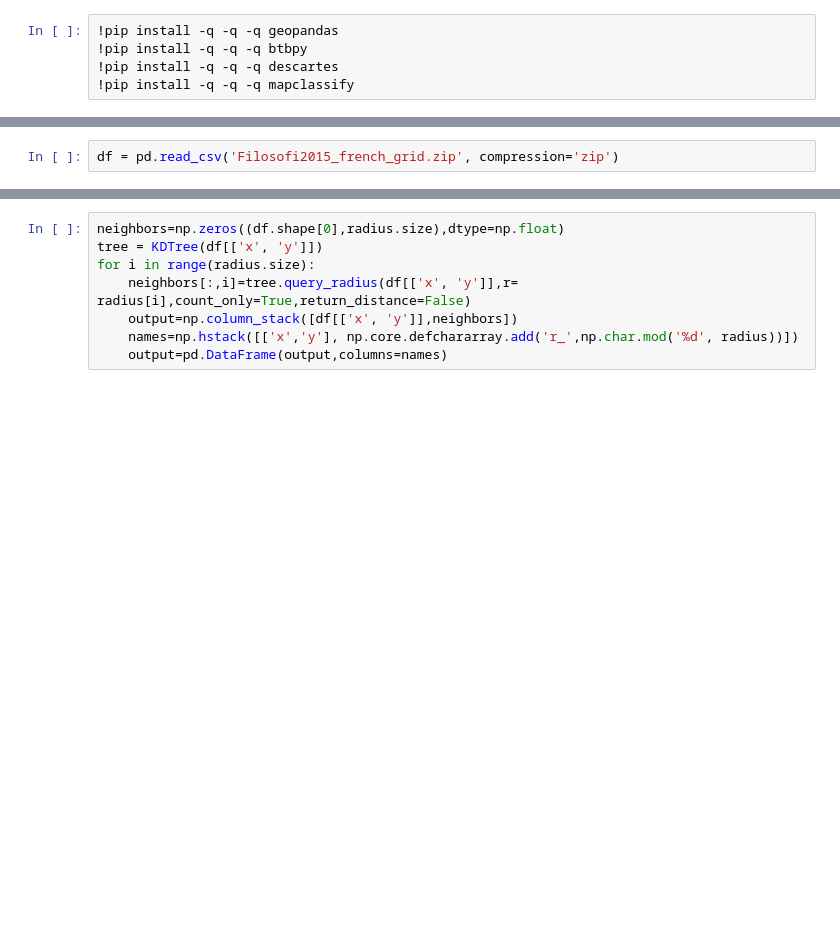
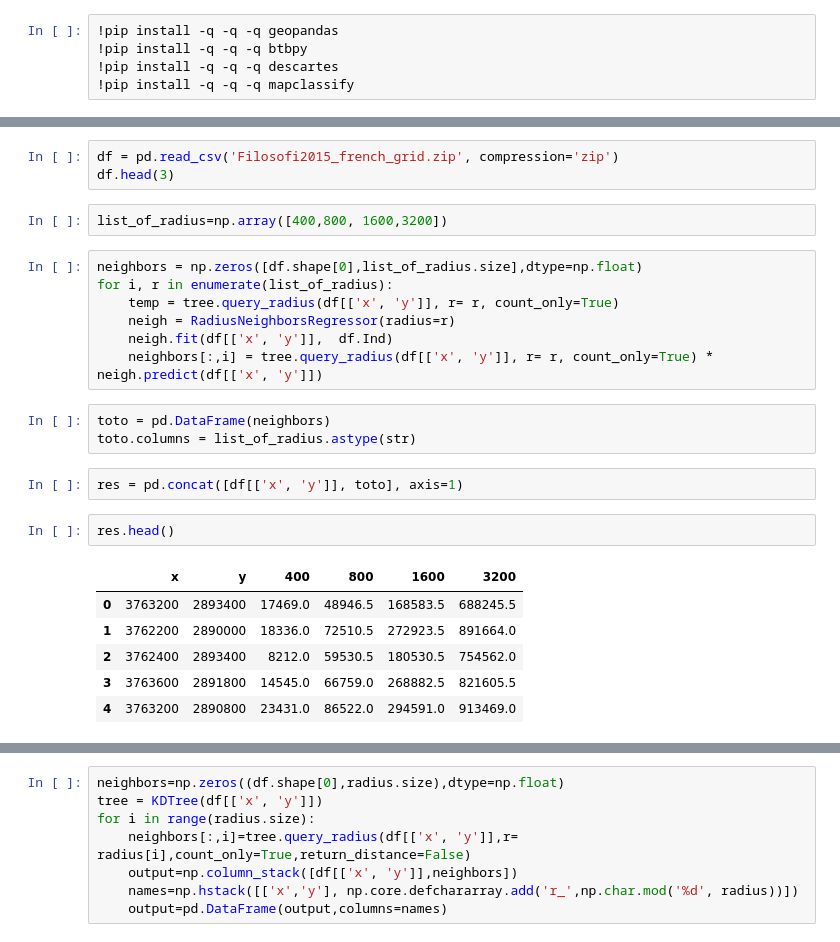
Before and after one commit to fsemecurbe/GWFA, a Jupyter notebook: Gwfa.ipynb, the cells around one changed output, grey strips where cells are left out. Drawn from its saved outputs; the diff is of its cells as text; blank space fills up the shorter version.

```diff
--- a/Gwfa.ipynb
+++ b/Gwfa.ipynb
@@ -13,2 +19,26 @@ import btbpy
 # %%
 df = pd.read_csv('Filosofi2015_french_grid.zip', compression='zip')
+df.head(3)
+# %%
+list_of_radius=np.array([400,800, 1600,3200])
+# %%
+neighbors = np.zeros([df.shape[0],list_of_radius.size],dtype=np.float)
+for i, r in enumerate(list_of_radius):
+    temp = tree.query_radius(df[['x', 'y']], r= r, count_only=True)
+    neigh = RadiusNeighborsRegressor(radius=r)
+    neigh.fit(df[['x', 'y']],  df.Ind)
+    neighbors[:,i] = tree.query_radius(df[['x', 'y']], r= r, count_only=True) * neigh.predict(df[['x', 'y']])
+# %%
+toto = pd.DataFrame(neighbors)
+toto.columns = list_of_radius.astype(str)
+# %%
+res = pd.concat([df[['x', 'y']], toto], axis=1)
+# %%
+res.head()
+# %% [output]
+|  | x | y | 400 | 800 | 1600 | 3200 |
+| 0 | 3763200 | 2893400 | 17469.0 | 48946.5 | 168583.5 | 688245.5 |
+| 1 | 3762200 | 2890000 | 18336.0 | 72510.5 | 272923.5 | 891664.0 |
+| 2 | 3762400 | 2893400 | 8212.0 | 59530.5 | 180530.5 | 754562.0 |
+| 3 | 3763600 | 2891800 | 14545.0 | 66759.0 | 268882.5 | 821605.5 |
+| 4 | 3763200 | 2890800 | 23431.0 | 86522.0 | 294591.0 | 913469.0 |
```
Also changed, not shown: parts of 35 cells of this notebook.
